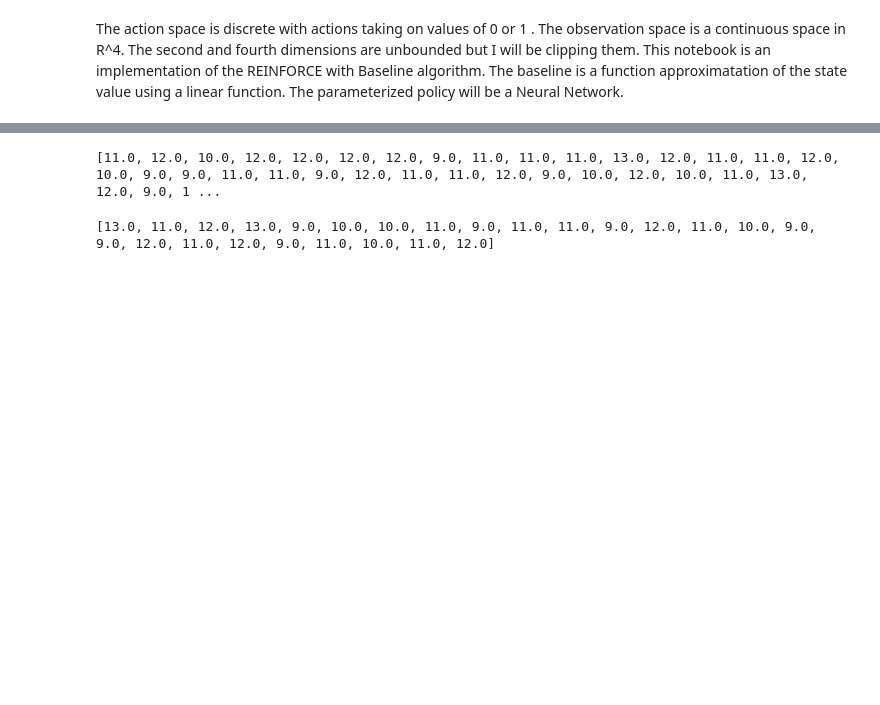
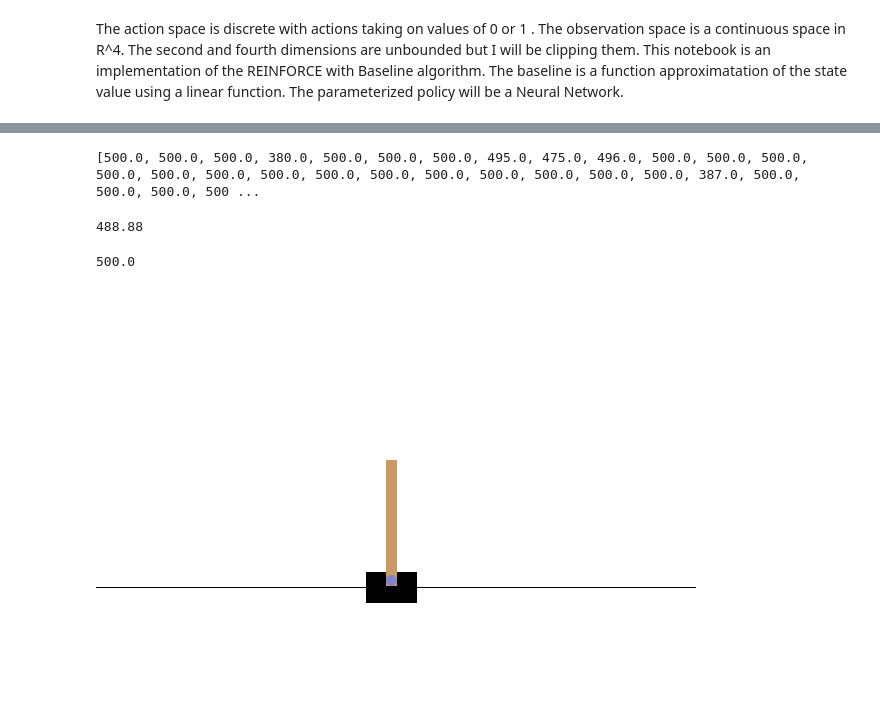
Before and after one commit to ijamil1/ReinforcementLearning, a Jupyter notebook: REINFORCE_with_Function_Approximated_Baseline.ipynb, the cells around one changed output, grey strips where cells are left out. Saved outputs shown, nothing was run; the diff lists cells and outputs as text; code cells hidden in the pictures; blank space fills up the shorter version.

Commit message:
successfully implemented the REINFORCE algorithm with a baseline on the CartPole env after tweaking the learning rate parameters and the structure of the policy neural network

```diff
--- a/REINFORCE_with_Function_Approximated_Baseline.ipynb
+++ b/REINFORCE_with_Function_Approximated_Baseline.ipynb
@@ -106,7 +97,7 @@ tile_coder = TileCoder(num_tilings=8, tiles_per_dim=8, state_bounds=practical_st
 # %%
 from itertools import combinations_with_replacement
 
-def polynomial_features(state, degree=3):
+def polynomial_features(state, degree=1):
     """
     Generate a polynomial basis feature vector from a 4D state.
 
@@ -137,8 +128,8 @@ import torch
 import torch.nn as nn
 import torch.nn.functional as F
 
-alpha_sv_estimates = .02
-alpha_policy_updates = .015
+alpha_sv_estimates = .05
+alpha_policy_updates = .005
 gamma = .99 #discount factor on future rewards
 num_episodes = 50000
 dim = polynomial_features(env.observation_space.sample()).shape[0]
@@ -159,10 +150,13 @@ class PolicyNetwork(nn.Module):
         x = F.relu(self.fc1(state))
 
         if torch.isnan(x).any():
+          print(state)
+          print(self.fc1(state))
           print("NaNs detected in output of layer 1!")
 
         if torch.isinf(x).any():
           print("Infs detected in output of layer 1!")
+
         logits = self.fc2(x)
 
         if torch.isnan(logits).any():
@@ -302,31 +296,37 @@ for episode_idx in range(50):
 
 print(rewards)
 # %% [output]
-[11.0, 12.0, 10.0, 12.0, 12.0, 12.0, 12.0, 9.0, 11.0, 11.0, 11.0, 13.0, 12.0, 11.0, 11.0, 12.0, 10.0, 9.0, 9.0, 11.0, 11.0, 9.0, 12.0, 11.0, 11.0, 12.0, 9.0, 10.0, 12.0, 10.0, 11.0, 13.0, 12.0, 9.0, 1 ...
+[500.0, 500.0, 500.0, 380.0, 500.0, 500.0, 500.0, 495.0, 475.0, 496.0, 500.0, 500.0, 500.0, 500.0, 500.0, 500.0, 500.0, 500.0, 500.0, 500.0, 500.0, 500.0, 500.0, 500.0, 387.0, 500.0, 500.0, 500.0, 500 ...
-# %%
-def select_greedy_action(policy_net, state):
-    features = get_features(state)
-    input = torch.tensor(features, dtype=torch.float32).to(device)
-    probs = policy_net(input)
-    m = torch.distributions.Categorical(probs)
-    return m.probs.argmax().item()
-
-rewards = []
-for episode_idx in range(25):
-    obs, _ = env.reset()
-    reward_sum = 0
-    done = False
-
-    while not done:
-        action = select_greedy_action(policy_network, obs)
-        obs, reward, terminated, truncated, _ = env.step(action)
-
-        reward_sum += reward
-
-        done = terminated or truncated
-
-    rewards.append(reward_sum)
-
-print(rewards)
-# %% [output]
-[13.0, 11.0, 12.0, 13.0, 9.0, 10.0, 10.0, 11.0, 9.0, 11.0, 11.0, 9.0, 12.0, 11.0, 10.0, 9.0, 9.0, 12.0, 11.0, 12.0, 9.0, 11.0, 10.0, 11.0, 12.0]
+# %%
+sum(rewards)/len(rewards)
+# %% [output]
+488.88
+# %%
+reward_sum = 0
+frames = []
+obs, _ = env.reset() #reset the env to get initial state
+
+
+done = False
+
+while not done:
+    frame = env.render()
+    frames.append(Image.fromarray(frame))
+    action, log_prob = select_action(policy_network, obs)
+    obs, reward, terminated, truncated, _ = env.step(action)
+
+    reward_sum += reward
+
+    done = terminated or truncated
+
+env.close()
+print(reward_sum)
+# Save to GIF
+frames[0].save("cartpole.gif", save_all=True, append_images=frames[1:], duration=50, loop=0)
+
+# Display the GIF in notebook
+from IPython.display import Image as IPyImage
+IPyImage(filename="cartpole.gif")
+# %% [output]
+500.0
+[figure, added]
```
Also changed, not shown: parts of 3 cells of this notebook.
